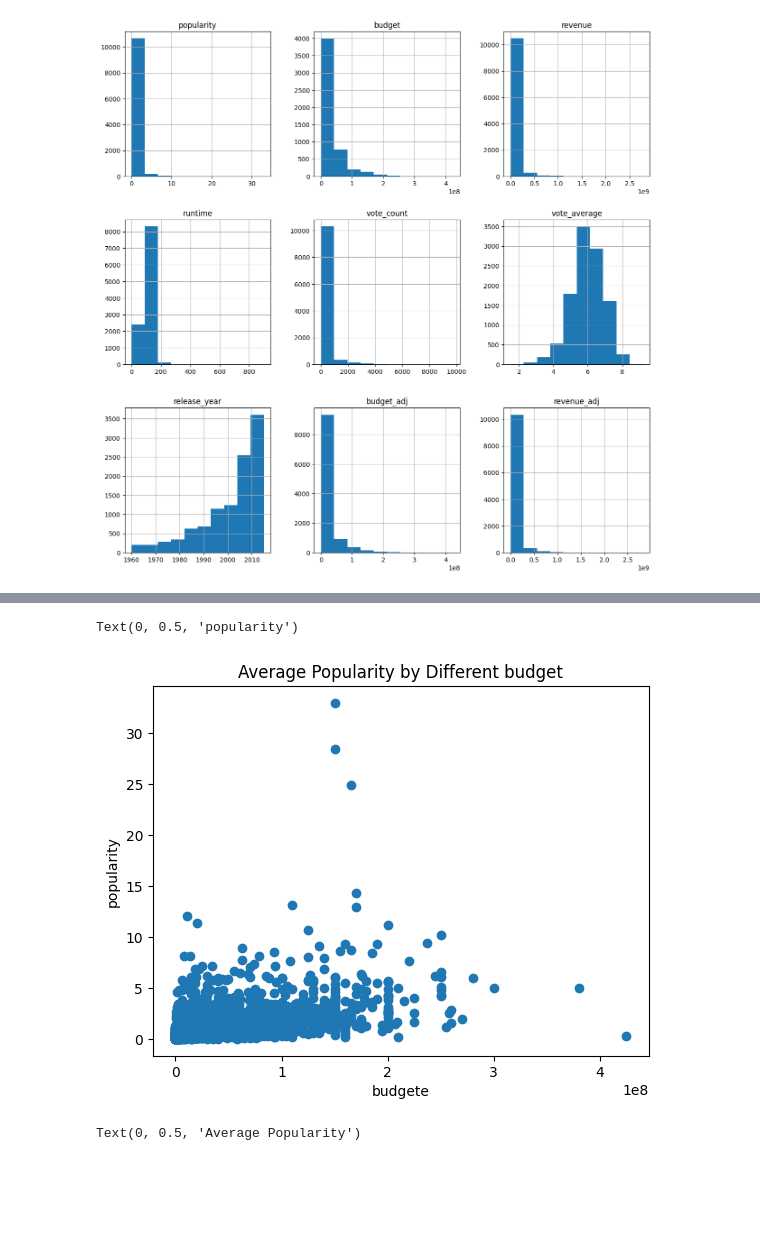
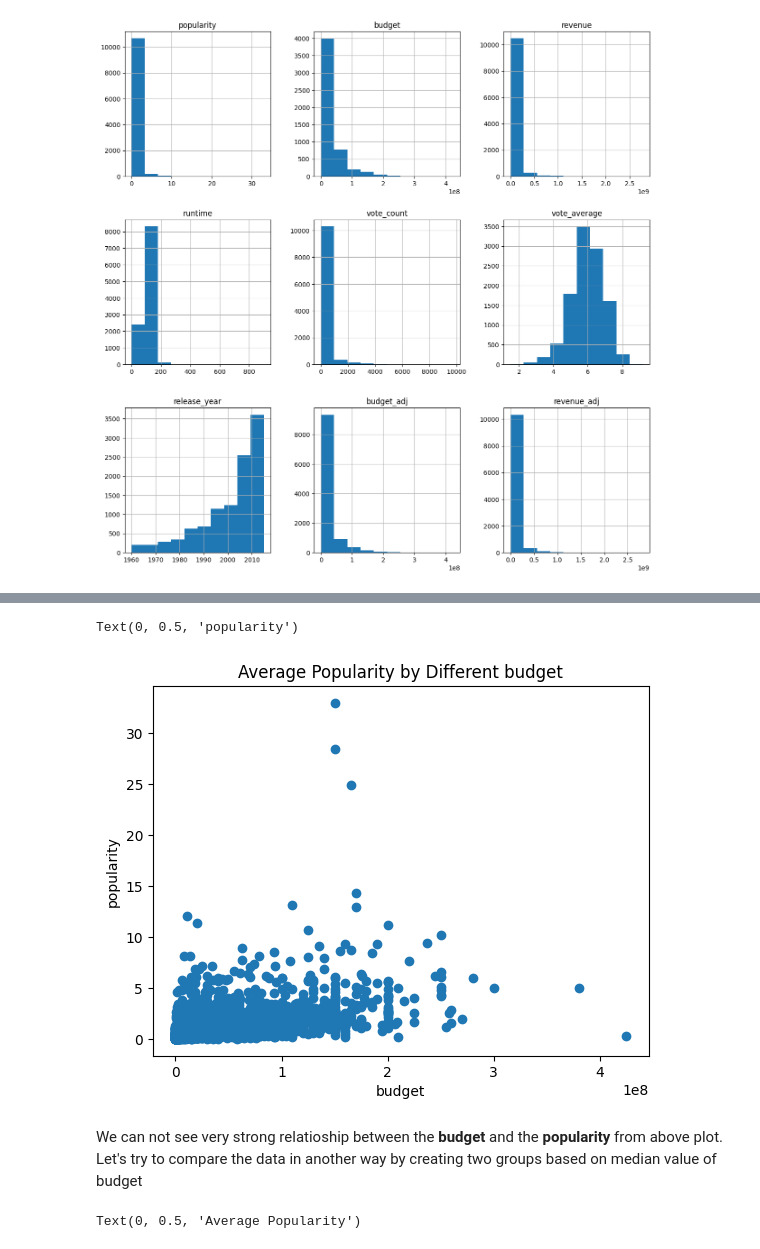
Before and after one commit to Rahmaaaan/DataAnalysisUsingIMDBMovie, a Jupyter notebook: Data analysis using IMDB Movie.ipynb, the cells around one changed output, grey strips where cells are left out. Drawn from its saved outputs; the diff is of its cells as text; code cells hidden in the pictures; blank space fills up the shorter version.

```diff
--- a/Data analysis using IMDB Movie.ipynb
+++ b/Data analysis using IMDB Movie.ipynb
@@ -170,15 +208,17 @@ df.hist(figsize=(15,15));
 # %%
 # plot the relation between budget and popularity
 x = df['budget']
 y = df['popularity']
 
 plt.scatter(x,y)
 plt.title('Average Popularity by Different budget',fontsize=12)
-plt.xlabel('budgete',fontsize=10)
+plt.xlabel('budget',fontsize=10)
 plt.ylabel('popularity',fontsize=10)
 # %% [output]
 Text(0, 0.5, 'popularity')
-[figure, old version]
+[figure, new version]
+# %% [markdown]
+We can not see very strong relatioship between the **budget** and the **popularity** from above plot. Let's try to compare the data in another way by creating two groups based on median value of budget
 # %%
 # based on median budget value to divide the budget into two groups : low and high
 m = df['budget'].median()
```
Also changed, not shown: parts of 18 cells of this notebook.
